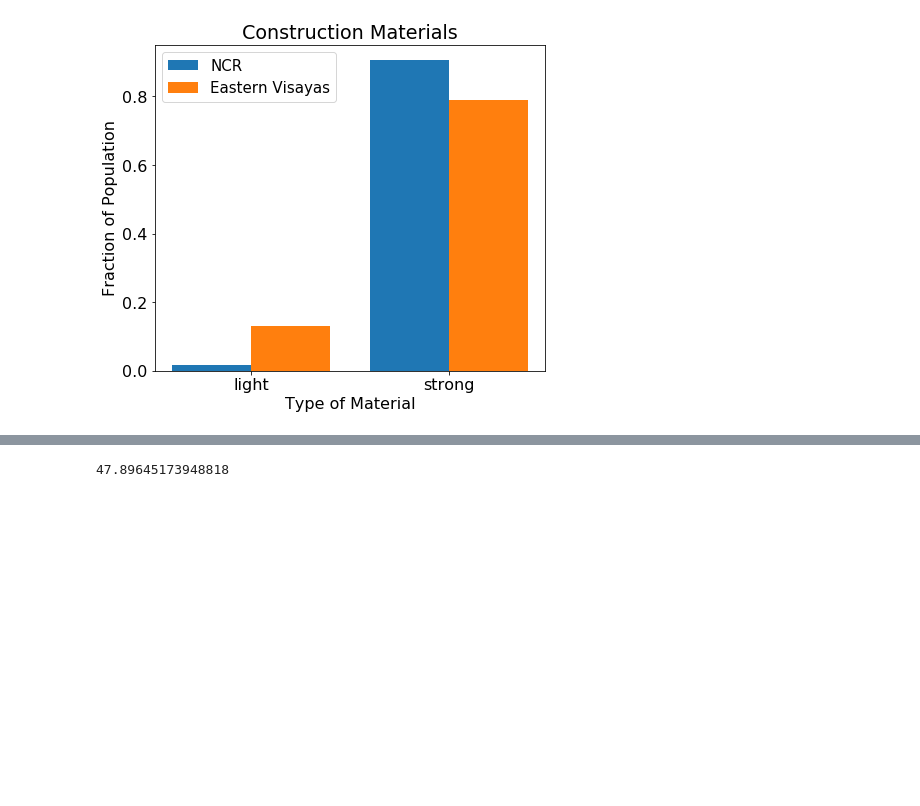
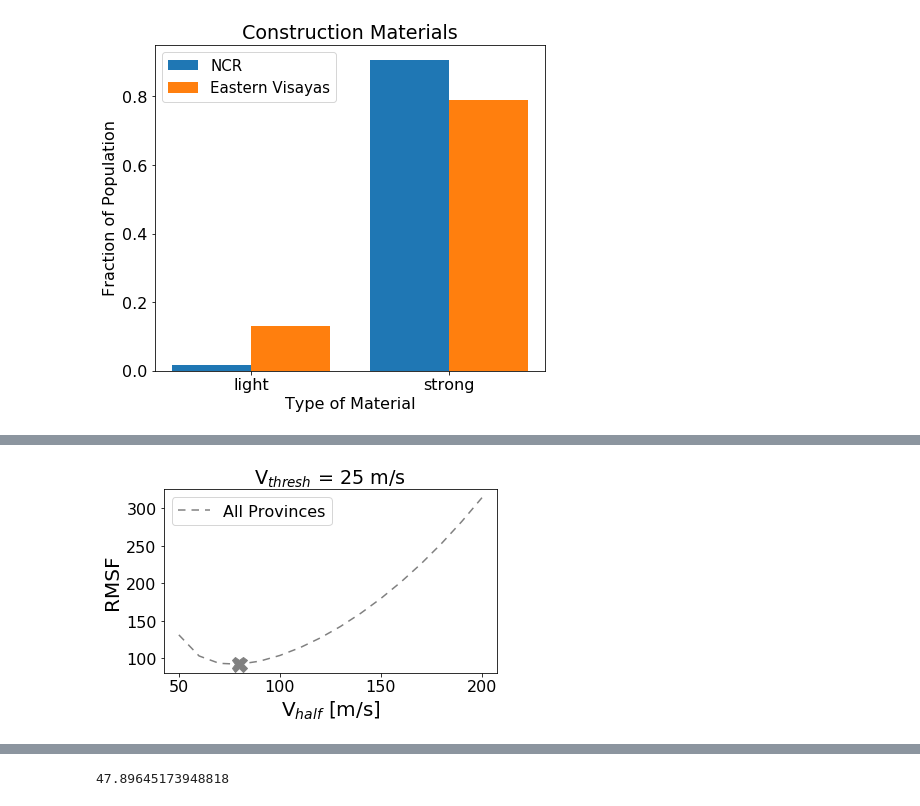
Before and after one commit to janewbaldwin/TC_Risk_WorldBank, a Jupyter notebook: VULNERABILITY/Vulnerability_Curves_Params_from_Household_Survey_Data.ipynb, the cells around one changed output, grey strips where cells are left out. Cells and saved outputs as stored; diff of their text form; code cells hidden in the pictures; blank space fills up the shorter version.

```diff
--- a/VULNERABILITY/Vulnerability_Curves_Params_from_Household_Survey_Data.ipynb
+++ b/VULNERABILITY/Vulnerability_Curves_Params_from_Household_Survey_Data.ipynb
@@ -236,0 +315,12 @@ plt.show()
+# %%
+x = rmsf_dat['all'].sel(Vthresh=25)
+x.plot(color='grey',dashes=[5,4,5,4],label='All Provinces')
+plt.ylabel('RMSF',fontsize=20)
+plt.plot(x.Vhalf[np.where(x== np.min(x))],x[np.where(x== np.min(x))],marker='X',markersize=15,color='grey')
+plt.xlabel('V$_{half}$ [m/s]',fontsize=20)
+plt.title('V$_{thresh}$ = 25 m/s')
+plt.legend()
+plt.tight_layout()
+plt.savefig('/home/jbaldwin/WorldBank/FIGURES/allphi_rmsffitmethod.png',dpi=400)
+# %% [output]
+[figure, added]
```
Also changed, not shown: parts of 37 cells of this notebook.
